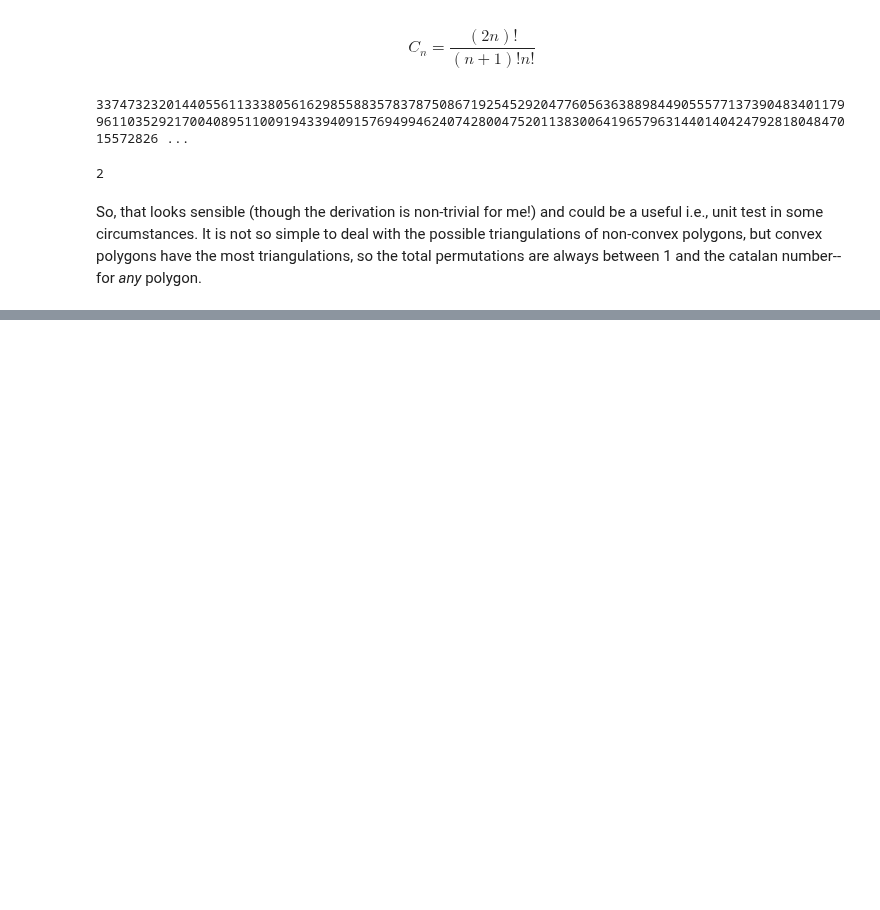
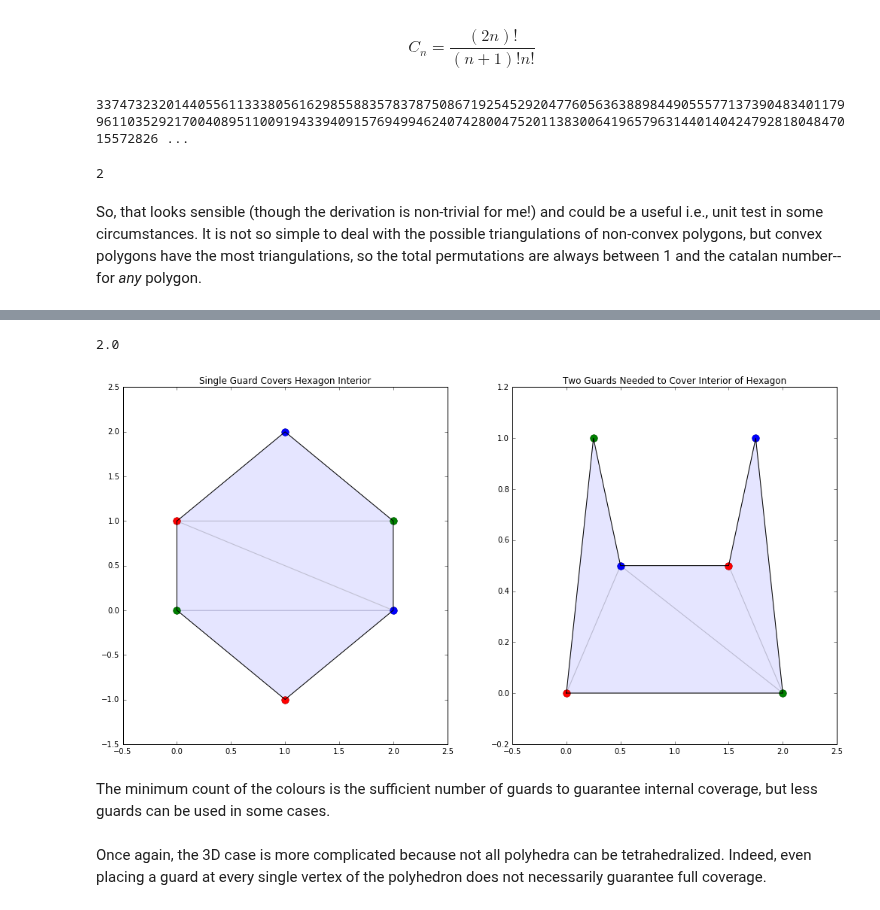
Before and after one commit to tylerjereddy/pycon-2016, a Jupyter notebook: computational_geometry_tutorial.ipynb, the cells around one changed output, grey strips where cells are left out. Drawn from its saved outputs; the diff is of its cells as text; code cells hidden in the pictures; blank space fills up the shorter version.

Commit message:
Added a draft of section 2.5: The Art Gallery Problem.

```diff
--- a/computational_geometry_tutorial.ipynb
+++ b/computational_geometry_tutorial.ipynb
@@ -233,0 +296,79 @@ So, that looks sensible (though the derivation is non-trivial for me!) and could
+# %%
+#Hexagon Art Gallery
+max_guards_hexagon = math.floor(6./3.)
+max_guards_hexagon
+# %% [output]
+2.0
+# %%
+#demonstrate hexagons that require 1 or 2 guards with triangulation overlays
+@interact(Fisk1=False,
+          Fisk2=False)
+def hexagon_demonstration(Fisk1=False,Fisk2=False):
+    hexagon_1 = np.array([[0,1],#top left
+                         [1,2],#top
+                         [2,1],#top right
+                         [2,0],#bottom right
+                         [1,-1],#bottom
+                         [0,0]])#bottom left
+    fig_hex = plt.figure()
+    fig_hex.set_size_inches(17,8.5)
+    ax1 = fig_hex.add_subplot(121)
+    ax1.scatter(hexagon_1[...,0], hexagon_1[...,1],c='black',s=80)
+    closed_polygon_coords = np.zeros((7,2))
+    closed_polygon_coords[:-1,...] = hexagon_1
+    closed_polygon_coords[-1, ...] = hexagon_1[0,...]
+    ax1.plot(closed_polygon_coords[...,0], closed_polygon_coords[...,1], c='black')
+    ax1.set_title('Single Guard Covers Hexagon Interior')
+
+    hexagon_2 = np.array([[0,0],#bottom left
+                          [0.25,1],#top left
+                          [0.5,0.5], #left
+                          [1.5,0.5], #right
+                          [1.75,1],#top right
+                          [2,0]]) #bottom right
+
+    ax2 = fig_hex.add_subplot(122)
+    ax2.scatter(hexagon_2[...,0], hexagon_2[...,1],c='black',s=80)
+    ax2.set_title('Two Guards Needed to Cover Interior of Hexagon')
+    closed_polygon_coords = np.zeros((7,2))
+    closed_polygon_coords[:-1,...] = hexagon_2
+    closed_polygon_coords[-1, ...] = hexagon_2[0,...]
+    ax2.plot(closed_polygon_coords[...,0], closed_polygon_coords[...,1], c='black')
+
+    if Fisk1:
+        #constrained triangulation of the first hexagon:
+        segment_start_indices = np.arange(6)
+        segment_end_indices = segment_start_indices + 1
+        segment_end_indices[-1] = 0
+        segment_indices = np.array(zip(segment_start_indices, segment_end_indices))
+        hexagon_1_vertex_dict = dict(vertices = hexagon_1, segments = segment_indices)
+        tri = triangle.triangulate(hexagon_1_vertex_dict, 'p')
+        simplex_coords = hexagon_1[tri['triangles']]
+        triangles = PolyCollection((simplex_coords), alpha = 0.1)
+        ax1.add_collection(triangles)
+        #use colour scheme from Steve Fisk's proof of the floor(n/3) limit
+        colours = ['red','blue','green','blue','red','green']
+        for vertex in hexagon_1:
+            ax1.scatter(vertex[0], vertex[1], color=colours.pop(0), s=81)
+
+    if Fisk2:
+        #constrained triangulation of the second hexagon:
+        segment_start_indices = np.arange(6)
+        segment_end_indices = segment_start_indices + 1
+        segment_end_indices[-1] = 0
+        segment_indices = np.array(zip(segment_start_indices, segment_end_indices))
+        hexagon_2_vertex_dict = dict(vertices = hexagon_2, segments = segment_indices)
+        tri = triangle.triangulate(hexagon_2_vertex_dict, 'p')
+        simplex_coords = hexagon_2[tri['triangles']]
+        triangles = PolyCollection((simplex_coords), alpha = 0.1)
+        ax2.add_collection(triangles)
+        #use colour scheme from Steve Fisk's proof of the floor(n/3) limit
+        colours = ['red','green','blue','red','blue','green']
+        for vertex in hexagon_2:
+            ax2.scatter(vertex[0], vertex[1], color=colours.pop(0), s=81)
+# %% [output]
+[figure, added]
+# %% [markdown]
+The minimum count of the colours is the sufficient number of guards to guarantee internal coverage, but less guards can be used in some cases.
+# %% [markdown]
+Once again, the 3D case is more complicated because not all polyhedra can be tetrahedralized. Indeed, even placing a guard at every single vertex of the polyhedron does not necessarily guarantee full coverage.
```
Also changed, not shown: parts of 6 cells of this notebook.
